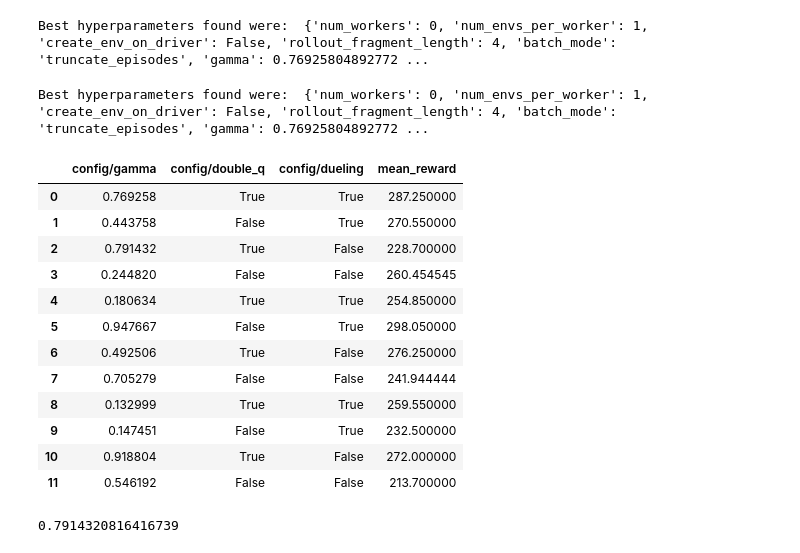
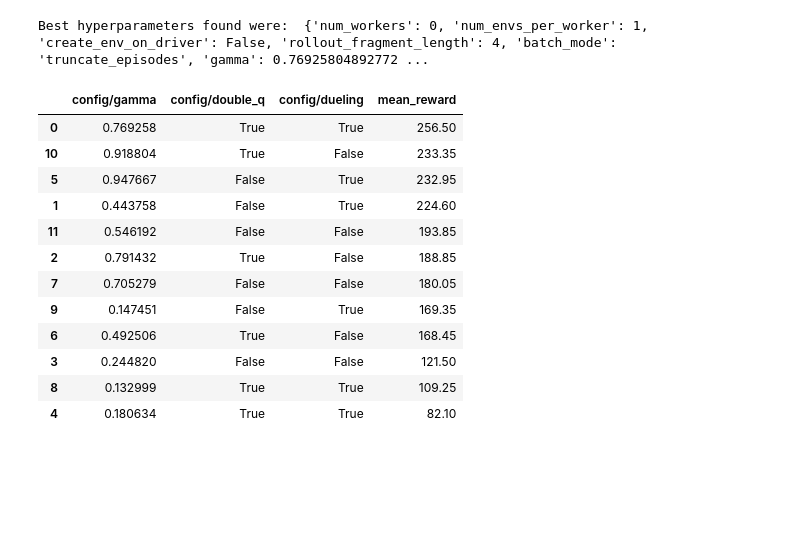
Before and after one commit to sddiener/DRL_coursework, a Jupyter notebook: Task_2_RLlibAtari/Task2_Atari_HP_Tuning.ipynb, the cells around one changed output. Cells and saved outputs as stored; diff of their text form; code cells hidden in the pictures; blank space fills up the shorter version.

```diff
--- a/Task_2_RLlibAtari/Task2_Atari_HP_Tuning.ipynb
+++ b/Task_2_RLlibAtari/Task2_Atari_HP_Tuning.ipynb
@@ -80,10 +83,6 @@ Result logdir: C:\Users\stefan\ray_results\HP_tuning_Breakout
 Number of trials: 12/12 (12 TERMINATED)
 2022-04-20 14:16:16,445 INFO tune.py:636 -- Total run time: 83998.13 seconds (83997.59 seconds for the tuning loop).
 Best hyperparameters found were:  {'num_workers': 0, 'num_envs_per_worker': 1, 'create_env_on_driver': False, 'rollout_fragment_length': 4, 'batch_mode': 'truncate_episodes', 'gamma': 0.76925804892772 ...
-# %%
-print("Best hyperparameters found were: ", analysis.best_config)
-# %% [output]
-Best hyperparameters found were:  {'num_workers': 0, 'num_envs_per_worker': 1, 'create_env_on_driver': False, 'rollout_fragment_length': 4, 'batch_mode': 'truncate_episodes', 'gamma': 0.76925804892772 ...
 # %%
 # save analysis to file
 with open("analysis_finalDFs_Atari.pkl", "wb") as f:
@@ -94,25 +93,29 @@ with open("analysis_trialDFs_Atari.pkl", "wb") as f:
 
 with open("analysis_configs_Atari.pkl", "wb") as f:
     pkl.dump(analysis._configs, f)
+# %%
+# load analysis from file
+with open("analysis_finalDFs_Atari.pkl", "rb") as f:
+    final_df = pkl.load(f)
+
+with open("analysis_trialDFs_Atari.pkl", "rb") as f:
+    trial_dfs = pkl.load(f)
+
+with open("analysis_configs_Atari.pkl", "rb") as f:
+    configs = pkl.load(f)
 # %%
-df = analysis.dataframe(metric="mean_reward", mode="max")
-df[['config/gamma', 'config/double_q', 'config/dueling', 'mean_reward']]
+final_df[['config/gamma', 'config/double_q', 'config/dueling', 'mean_reward']].sort_values(by='mean_reward', ascending=False)
 # %% [output]
 |  | config/gamma | config/double_q | config/dueling | mean_reward |
-| 0 | 0.769258 | True | True | 287.250000 |
-| 1 | 0.443758 | False | True | 270.550000 |
-| 2 | 0.791432 | True | False | 228.700000 |
-| 3 | 0.244820 | False | False | 260.454545 |
-| 4 | 0.180634 | True | True | 254.850000 |
-| 5 | 0.947667 | False | True | 298.050000 |
-| 6 | 0.492506 | True | False | 276.250000 |
-| 7 | 0.705279 | False | False | 241.944444 |
-| 8 | 0.132999 | True | True | 259.550000 |
-| 9 | 0.147451 | False | True | 232.500000 |
-| 10 | 0.918804 | True | False | 272.000000 |
-| 11 | 0.546192 | False | False | 213.700000 |
+| 0 | 0.769258 | True | True | 256.50 |
+| 10 | 0.918804 | True | False | 233.35 |
+| 5 | 0.947667 | False | True | 232.95 |
+| 1 | 0.443758 | False | True | 224.60 |
+| 11 | 0.546192 | False | False | 193.85 |
+| 2 | 0.791432 | True | False | 188.85 |
+| 7 | 0.705279 | False | False | 180.05 |
+| 9 | 0.147451 | False | True | 169.35 |
+| 6 | 0.492506 | True | False | 168.45 |
+| 3 | 0.244820 | False | False | 121.50 |
+| 8 | 0.132999 | True | True | 109.25 |
+| 4 | 0.180634 | True | True | 82.10 |
-# %%
-list(analysis.trial_dataframes.values())[0]
-list(analysis._configs.items())[2][1]['config/gamma']
-# %% [output]
-0.7914320816416739
```
Also changed, not shown: parts of 6 cells of this notebook, 2 other files.
